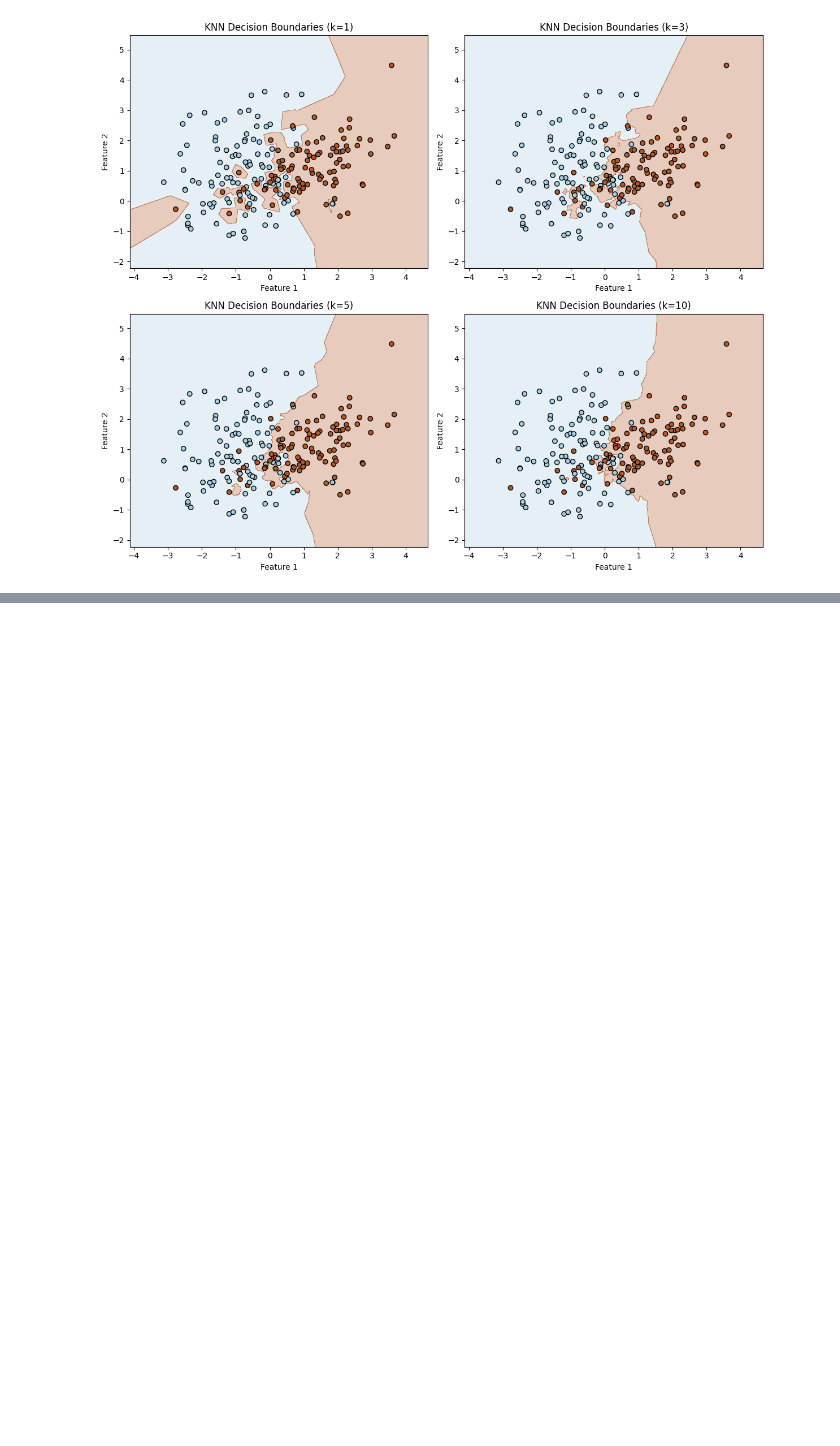
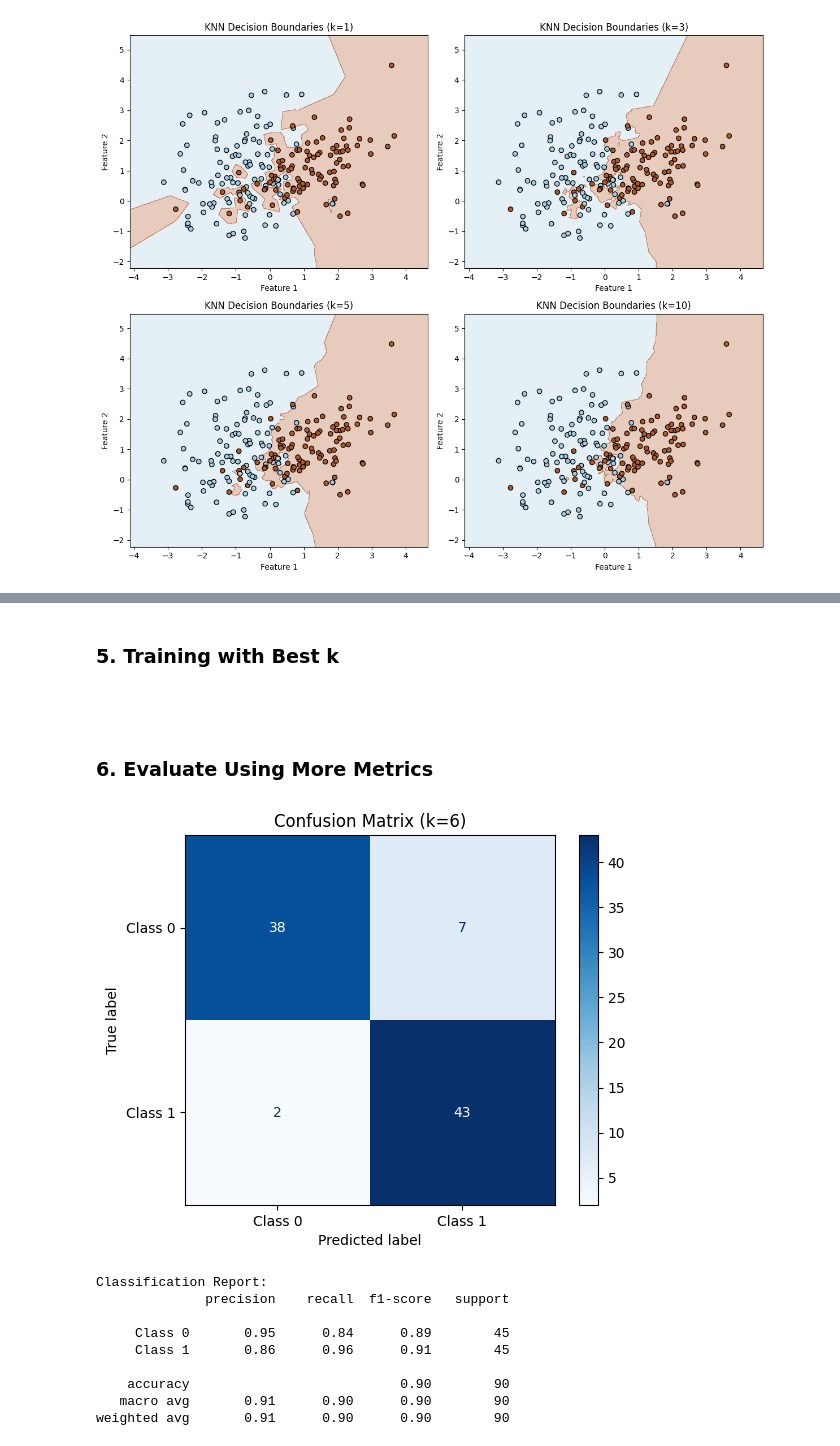
Before and after one commit to itsluckysharma01/Python-from-START, a Jupyter notebook: G05_K-Nearest_Neighbor(KNN)_Algorithm_Supervised.ipynb, the cells around one changed output, grey strips where cells are left out. Cells and saved outputs as stored; diff of their text form; code cells hidden in the pictures; blank space fills up the shorter version.

```diff
--- a/G05_K-Nearest_Neighbor(KNN)_Algorithm_Supervised.ipynb
+++ b/G05_K-Nearest_Neighbor(KNN)_Algorithm_Supervised.ipynb
@@ -253,0 +283,12 @@ plt.show()
+# %%
+from sklearn.model_selection import train_test_split
+from sklearn.preprocessing import StandardScaler
+
+# Normalize the features
+scaler = StandardScaler()
+X_scaled = scaler.fit_transform(X)
+
+# Split into train and test
+X_train, X_test, y_train, y_test = train_test_split(
+    X_scaled, y, test_size=0.3, random_state=42, stratify=y
+)
@@ -253,0 +341,38 @@ plt.show()
+# %% [markdown]
+### 5. Training with Best k
+# %% [markdown]
+###
+# %%
+# Train final model with best k
+best_knn = KNeighborsClassifier(n_neighbors=best_k)
+best_knn.fit(X_train, y_train)
+
+# Predict on test data
+y_pred = best_knn.predict(X_test)
+# %% [markdown]
+### 6. Evaluate Using More Metrics
+# %%
+from sklearn.metrics import confusion_matrix, classification_report, ConfusionMatrixDisplay
+
+# Confusion Matrix
+cm = confusion_matrix(y_test, y_pred)
+disp = ConfusionMatrixDisplay(confusion_matrix=cm, display_labels=["Class 0", "Class 1"])
+disp.plot(cmap="Blues")
+plt.title(f"Confusion Matrix (k={best_k})")
+plt.grid(False)
+plt.show()
+
+# Detailed classification report
+print("Classification Report:")
+print(classification_report(y_test, y_pred, target_names=["Class 0", "Class 1"]))
+# %% [output]
+[figure, added]
+Classification Report:
+              precision    recall  f1-score   support
+
+     Class 0       0.95      0.84      0.89        45
+     Class 1       0.86      0.96      0.91        45
+
+    accuracy                           0.90        90
+   macro avg       0.91      0.90      0.90        90
+weighted avg       0.91      0.90      0.90        90
```
Also changed, not shown: parts of 11 cells of this notebook.
